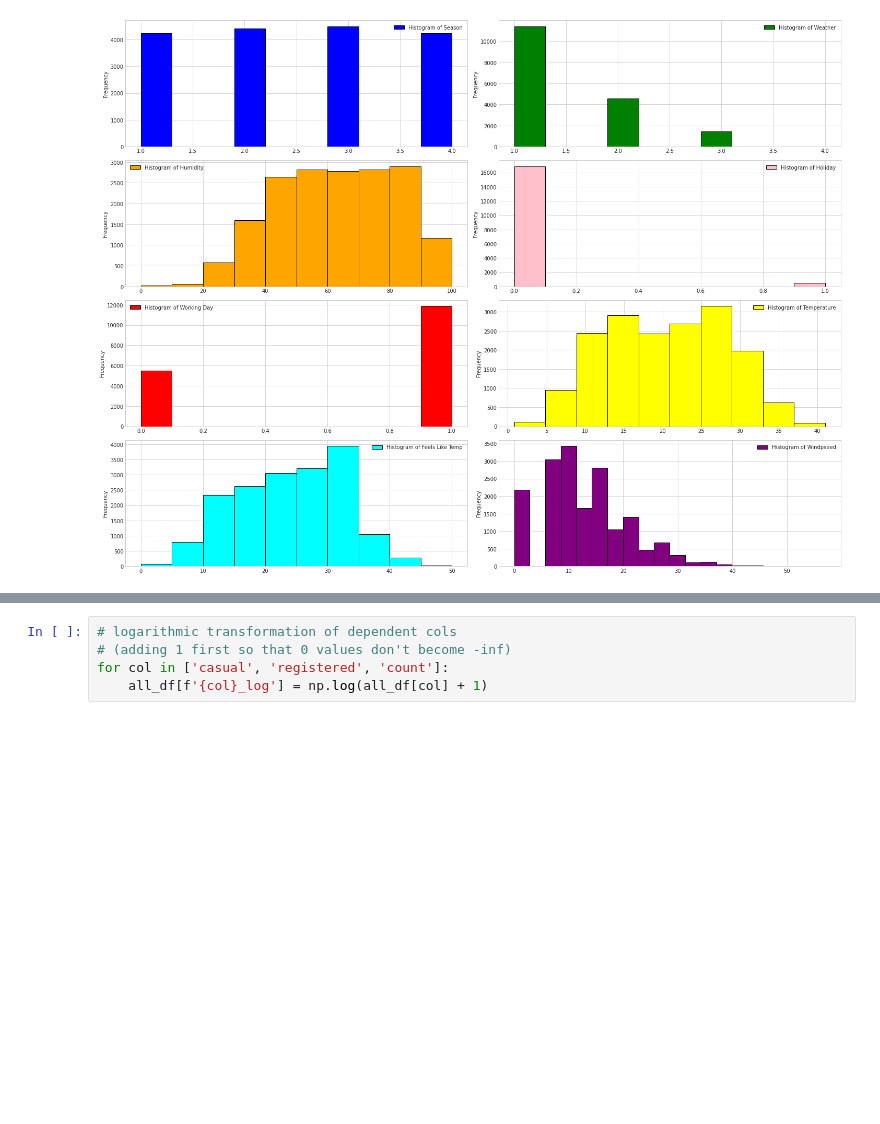
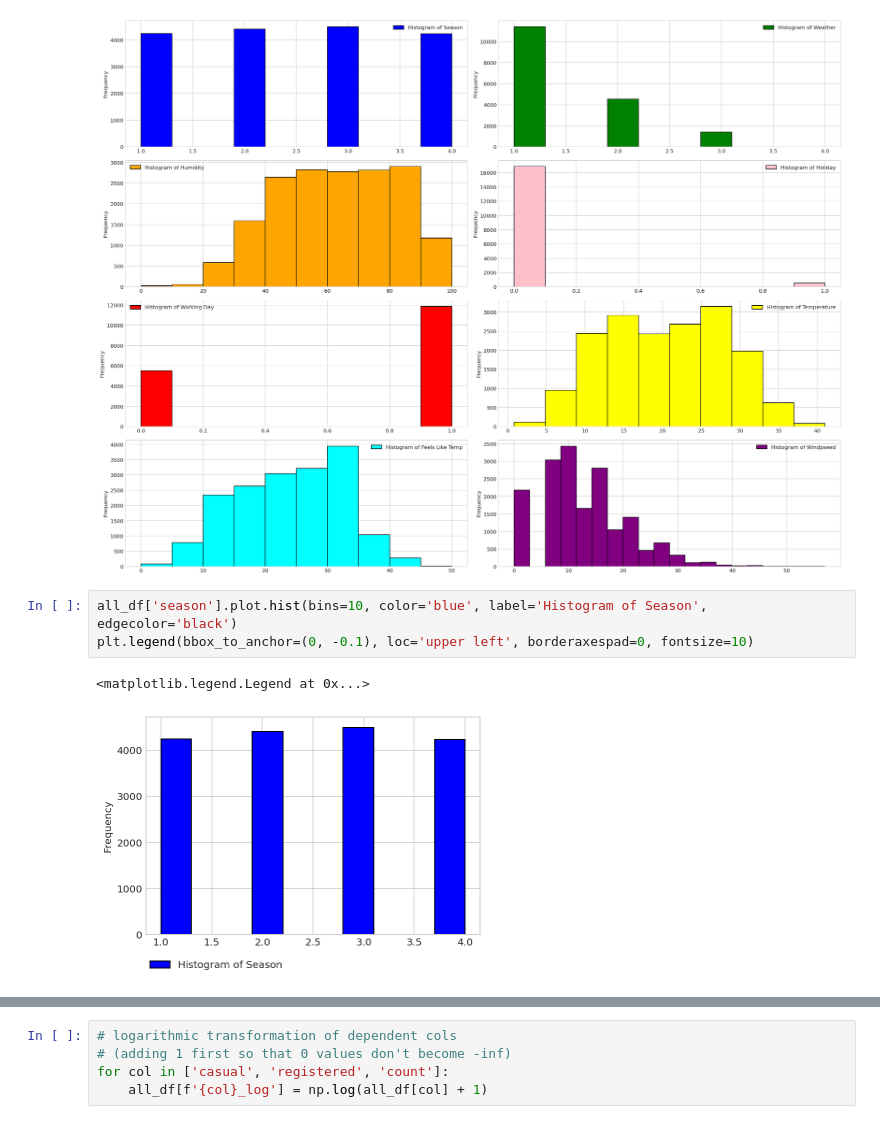
Before and after one commit to Hito4TK/Bike-Sharing-Demand-python, a Jupyter notebook: EDA_python.ipynb, the cells around one changed output, grey strips where cells are left out. Drawn from its saved outputs; the diff is of its cells as text; blank space fills up the shorter version.

```diff
--- a/EDA_python.ipynb
+++ b/EDA_python.ipynb
@@ -226,3 +223,9 @@ plt.legend(loc='best')
 plt.tight_layout();
 # %% [output]
 [figure]
+# %%
+all_df['season'].plot.hist(bins=10, color='blue', label='Histogram of Season', edgecolor='black')
+plt.legend(bbox_to_anchor=(0, -0.1), loc='upper left', borderaxespad=0, fontsize=10)
+# %% [output]
+<matplotlib.legend.Legend at 0x...>
+[figure, added]
```
Also changed, not shown: parts of 23 cells of this notebook.
